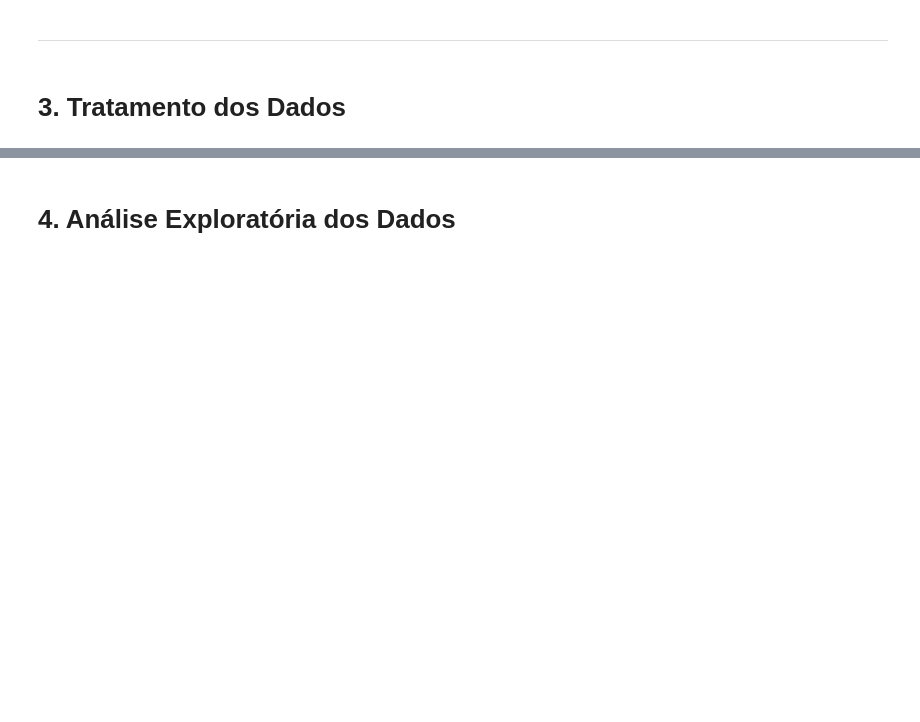
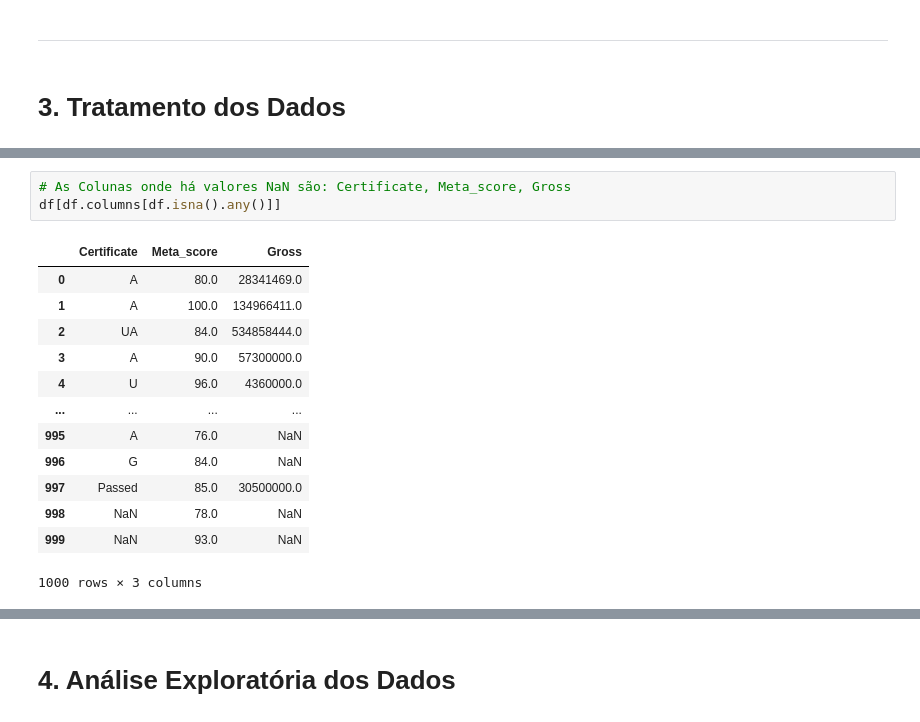
Before and after one commit to ciziks/IMDB-data-visualization, a Jupyter notebook: imdb_analysis.ipynb, the cells around one changed output, grey strips where cells are left out. Drawn from its saved outputs; the diff is of its cells as text; blank space fills up the shorter version.

```diff
--- a/imdb_analysis.ipynb
+++ b/imdb_analysis.ipynb
@@ -146 +169,18 @@ df_nan
+# %%
+# As Colunas onde há valores NaN são: Certificate, Meta_score, Gross
+df[df.columns[df.isna().any()]]
+# %% [output]
+|  | Certificate | Meta_score | Gross |
+| 0 | A | 80.0 | 28341469.0 |
+| 1 | A | 100.0 | 134966411.0 |
+| 2 | UA | 84.0 | 534858444.0 |
+| 3 | A | 90.0 | 57300000.0 |
+| 4 | U | 96.0 | 4360000.0 |
+| ... | ... | ... | ... |
+| 995 | A | 76.0 | NaN |
+| 996 | G | 84.0 | NaN |
+| 997 | Passed | 85.0 | 30500000.0 |
+| 998 | NaN | 78.0 | NaN |
+| 999 | NaN | 93.0 | NaN |
+1000 rows × 3 columns
 # %%
```
Also changed, not shown: parts of 23 cells of this notebook, 2 other files.
